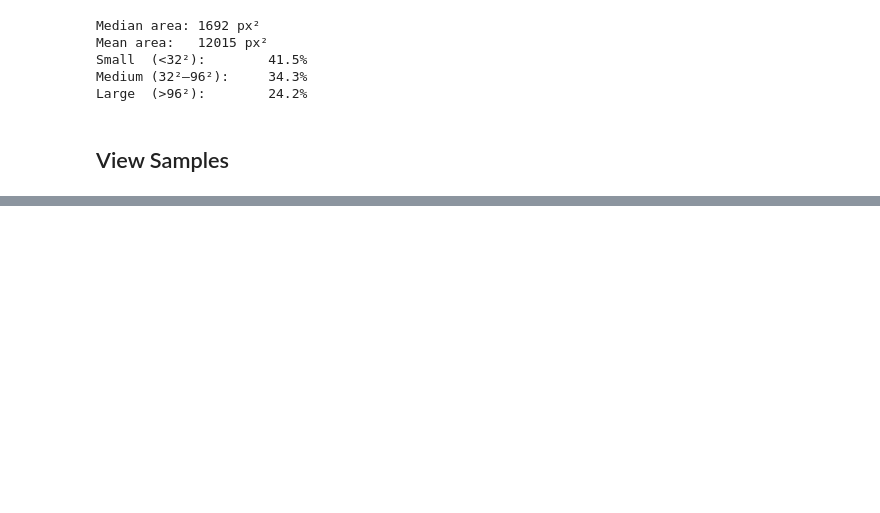
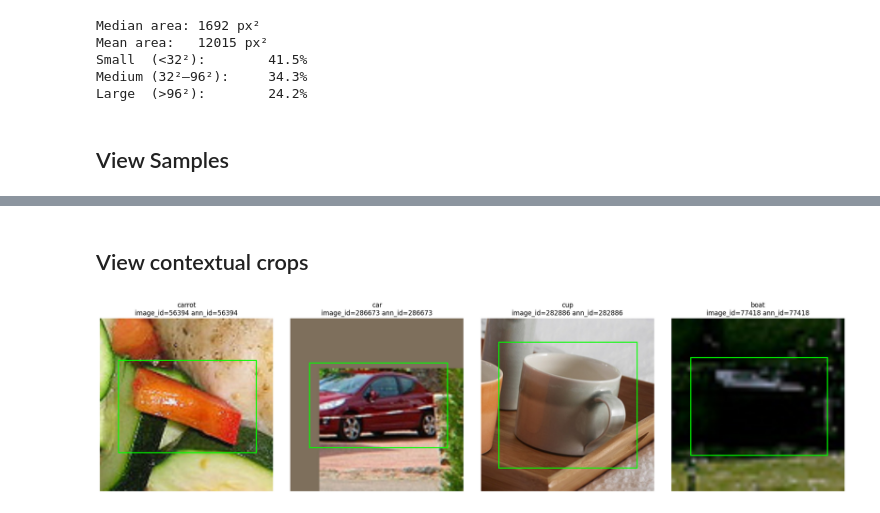
Before and after one commit to sush-utagi/Honours_2026, a Jupyter notebook: dataset-creation/explore_coco.ipynb, the cells around one changed output, grey strips where cells are left out. Drawn from its saved outputs; the diff is of its cells as text; code cells hidden in the pictures; blank space fills up the shorter version.

```diff
--- a/dataset-creation/explore_coco.ipynb
+++ b/dataset-creation/explore_coco.ipynb
@@ -112,0 +127,58 @@ plt.show()
+# %% [markdown]
+## View contextual crops
+# %%
+import json
+import random
+from pathlib import Path
+import matplotlib.pyplot as plt
+import matplotlib.patches as patches
+from PIL import Image
+
+# choose which split to visualise
+split = "train"  # or "val"
+annot_path = Path("../coco_dataset/contextual_crops/annotations") / f"single_instances_{split}.json"
+
+if not annot_path.exists():
+    print("Contextual crop annotations not found. Run preprocess_coco.py first.")
+else:
+    with open(annot_path) as f:
+        ctx = json.load(f)
+
+    cat_name = {c["id"]: c.get("name", str(c["id"])) for c in ctx.get("categories", [])}
+    images_by_id = {img["id"]: img for img in ctx.get("images", [])}
+    anns = ctx.get("annotations", [])
+    if not anns:
+        print("No annotations found in", annot_path)
+    else:
+        samples = random.sample(anns, k=min(4, len(anns)))
+        images_root = annot_path.parent.parent / "images" / split
+
+        fig, axes = plt.subplots(1, len(samples), figsize=(5 * len(samples), 5))
+        if len(samples) == 1:
+            axes = [axes]
+
+        for ax, ann in zip(axes, samples):
+            meta = images_by_id.get(ann["image_id"])
+            if meta is None:
+                ax.axis("off")
+                continue
+            img_path = images_root / meta["file_name"]
+            if not img_path.exists():
+                ax.axis("off")
+                continue
+
+            img = Image.open(img_path).convert("RGB")
+            ax.imshow(img)
+
+            x, y, w, h = ann["bbox"]
+            rect = patches.Rectangle((x, y), w, h, linewidth=2, edgecolor="lime", facecolor="none")
+            ax.add_patch(rect)
+
+            label = cat_name.get(ann["category_id"], str(ann["category_id"]))
+            ax.set_title(f"{label}\nimage_id={ann['image_id']} ann_id={ann['id']}")
+            ax.axis("off")
+
+        plt.tight_layout()
+        plt.show()
+# %% [output]
+[figure, added]
```
Also changed, not shown: parts of 4 cells of this notebook, 2 other files.
